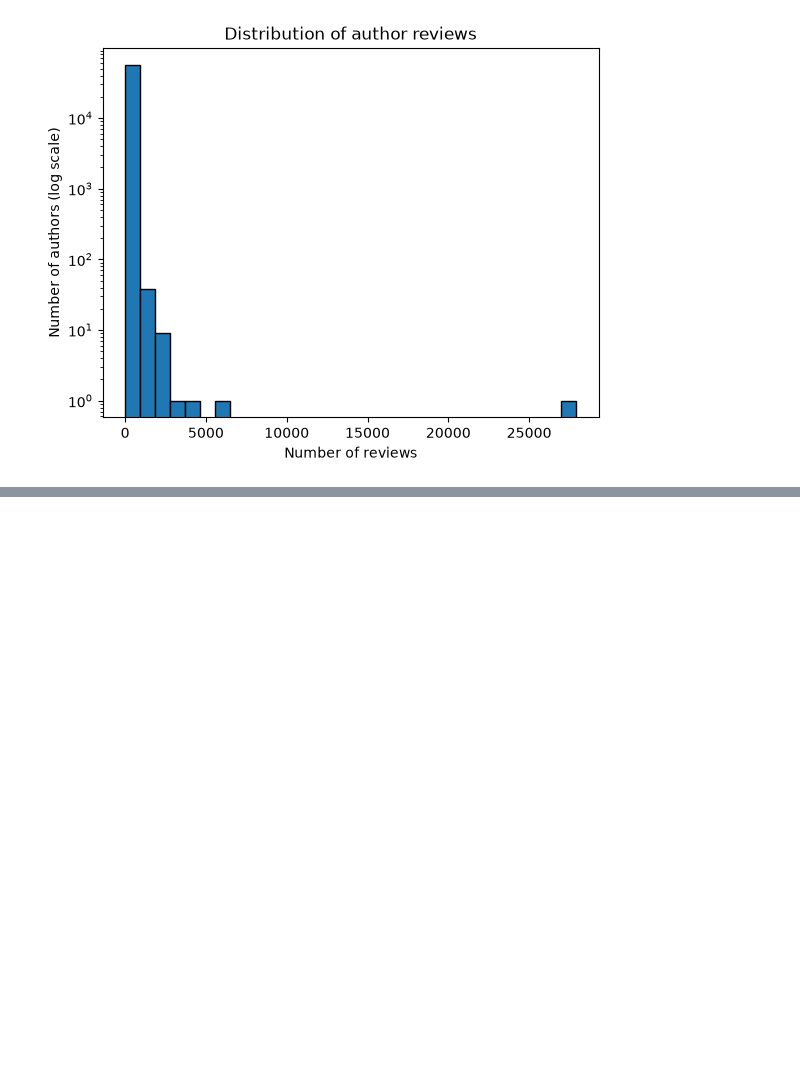
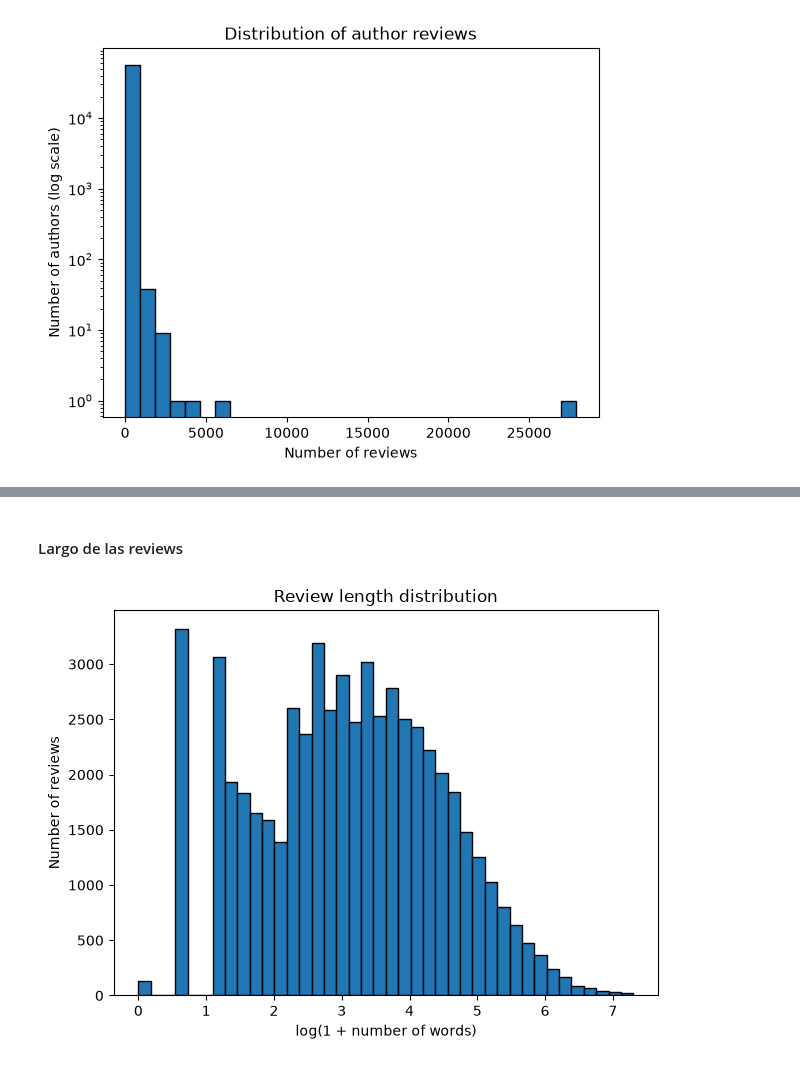
Before and after one commit to JAVIERCLO/proyecto2_IA, a Jupyter notebook: notebooks/analisis_exploratorio.ipynb, the cells around one changed output, grey strips where cells are left out. Cells and saved outputs as stored; diff of their text form; code cells hidden in the pictures; blank space fills up the shorter version.

```diff
--- a/notebooks/analisis_exploratorio.ipynb
+++ b/notebooks/analisis_exploratorio.ipynb
@@ -235,0 +254,15 @@ plt.show()
+# %% [markdown]
+#### Largo de las reviews
+# %%
+reviews = df["review"].fillna("").astype(str)
+review_chars = reviews.str.len()
+review_words = reviews.str.split().str.len()
+
+plt.hist(np.log1p(review_words), bins=40, edgecolor="black")
+plt.xlabel("log(1 + number of words)")
+plt.ylabel("Number of reviews")
+plt.title("Review length distribution")
+plt.tight_layout()
+plt.show()
+# %% [output]
+[figure, added]
```
Also changed, not shown: parts of 7 cells of this notebook.
